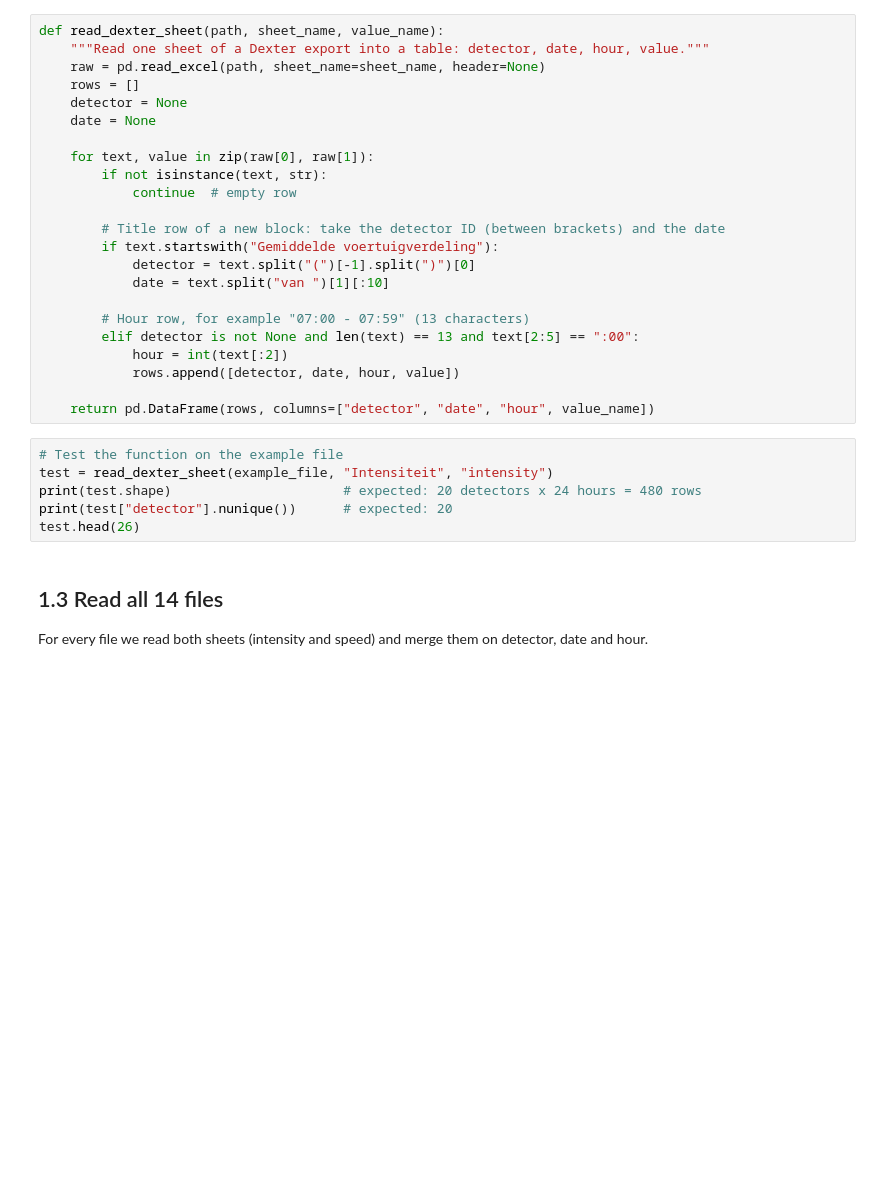
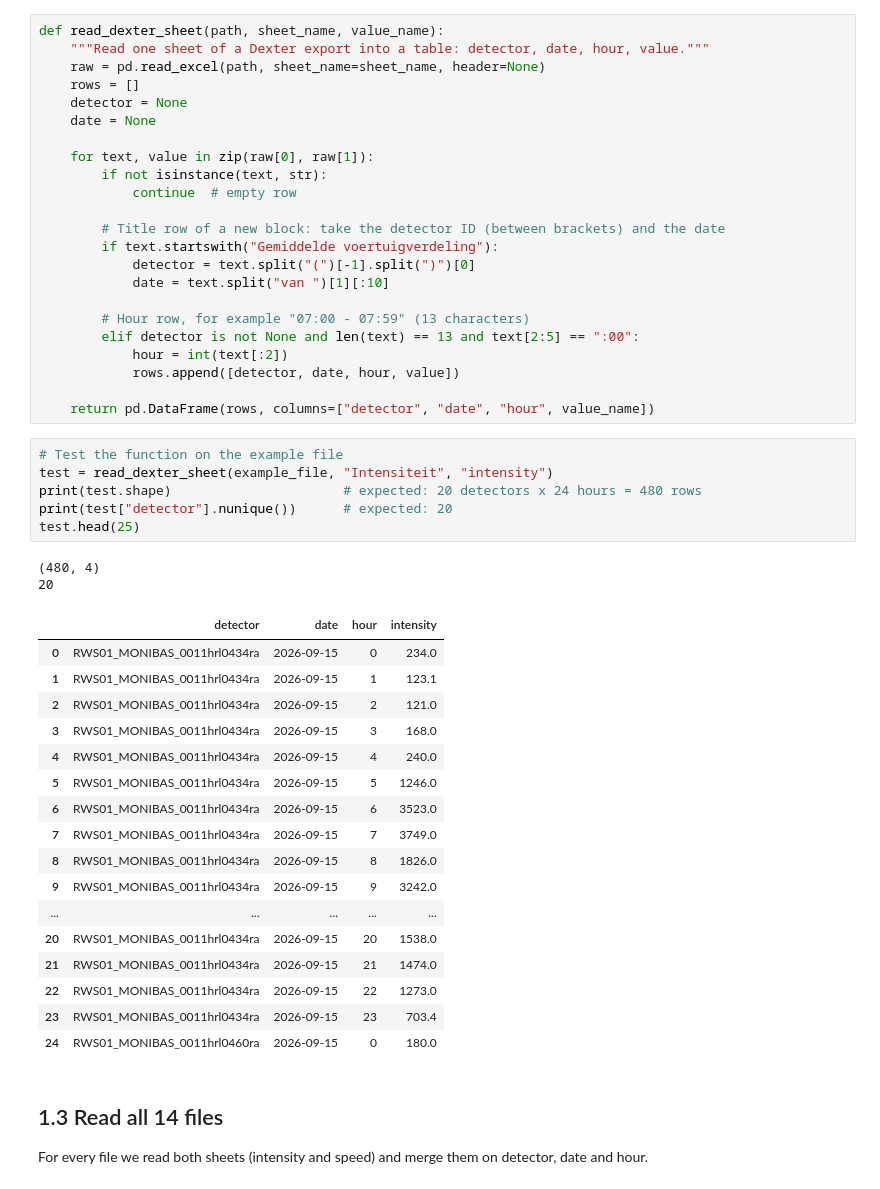
Before and after one commit to v6-Lars-van-Manen/TIL6022-Project-Group---10, a Jupyter notebook: code/1_Load_Dexter_data.ipynb, the cells around one changed output. Cells and saved outputs as stored; diff of their text form; blank space fills up the shorter version.

```diff
--- a/code/1_Load_Dexter_data.ipynb
+++ b/code/1_Load_Dexter_data.ipynb
@@ -66,9 +86,29 @@ def read_dexter_sheet(path, sheet_name, value_name):
 # %%
 # Test the function on the example file
 test = read_dexter_sheet(example_file, "Intensiteit", "intensity")
 print(test.shape)                      # expected: 20 detectors x 24 hours = 480 rows
 print(test["detector"].nunique())      # expected: 20
-test.head(26)
+test.head(25)
+# %% [output]
+(480, 4)
+20
+|  | detector | date | hour | intensity |
+| 0 | RWS01_MONIBAS_0011hrl0434ra | 2026-09-15 | 0 | 234.0 |
+| 1 | RWS01_MONIBAS_0011hrl0434ra | 2026-09-15 | 1 | 123.1 |
+| 2 | RWS01_MONIBAS_0011hrl0434ra | 2026-09-15 | 2 | 121.0 |
+| 3 | RWS01_MONIBAS_0011hrl0434ra | 2026-09-15 | 3 | 168.0 |
+| 4 | RWS01_MONIBAS_0011hrl0434ra | 2026-09-15 | 4 | 240.0 |
+| 5 | RWS01_MONIBAS_0011hrl0434ra | 2026-09-15 | 5 | 1246.0 |
+| 6 | RWS01_MONIBAS_0011hrl0434ra | 2026-09-15 | 6 | 3523.0 |
+| 7 | RWS01_MONIBAS_0011hrl0434ra | 2026-09-15 | 7 | 3749.0 |
+| 8 | RWS01_MONIBAS_0011hrl0434ra | 2026-09-15 | 8 | 1826.0 |
+| 9 | RWS01_MONIBAS_0011hrl0434ra | 2026-09-15 | 9 | 3242.0 |
+| ... | ... | ... | ... | ... |
+| 20 | RWS01_MONIBAS_0011hrl0434ra | 2026-09-15 | 20 | 1538.0 |
+| 21 | RWS01_MONIBAS_0011hrl0434ra | 2026-09-15 | 21 | 1474.0 |
+| 22 | RWS01_MONIBAS_0011hrl0434ra | 2026-09-15 | 22 | 1273.0 |
+| 23 | RWS01_MONIBAS_0011hrl0434ra | 2026-09-15 | 23 | 703.4 |
+| 24 | RWS01_MONIBAS_0011hrl0460ra | 2026-09-15 | 0 | 180.0 |
 # %% [markdown]
 ## 1.3 Read all 14 files
 
```
Also changed, not shown: parts of 7 cells of this notebook, 1 other file.
